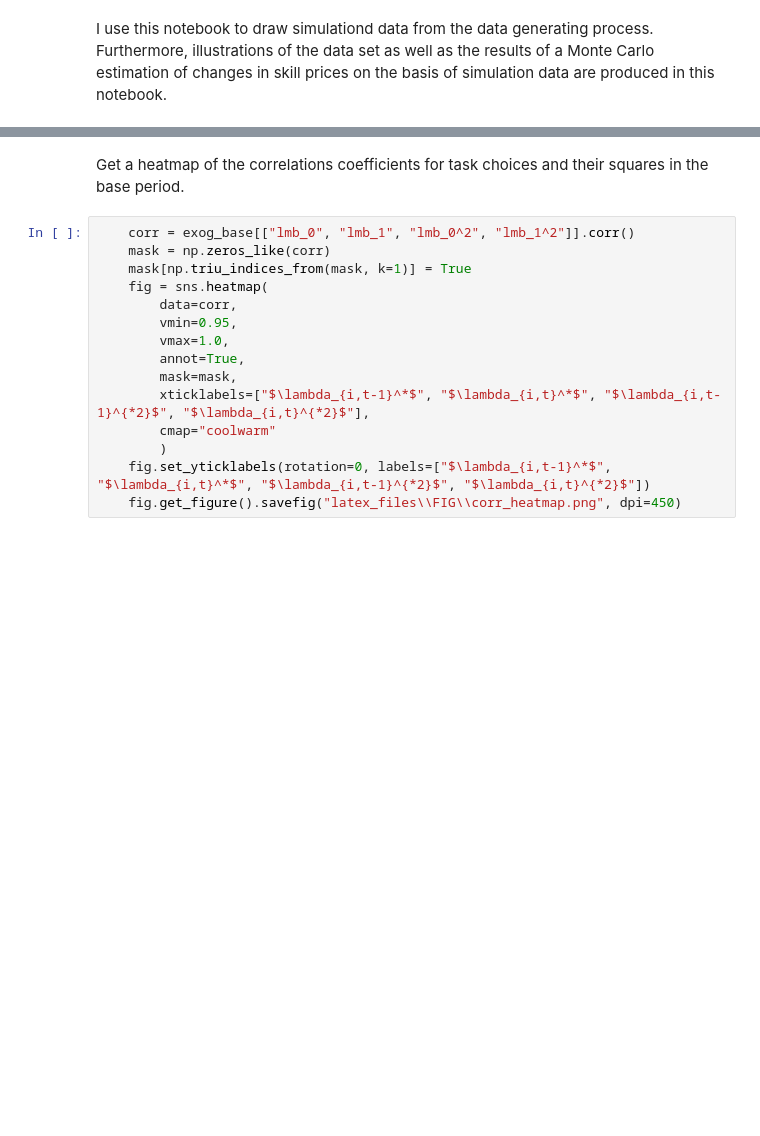
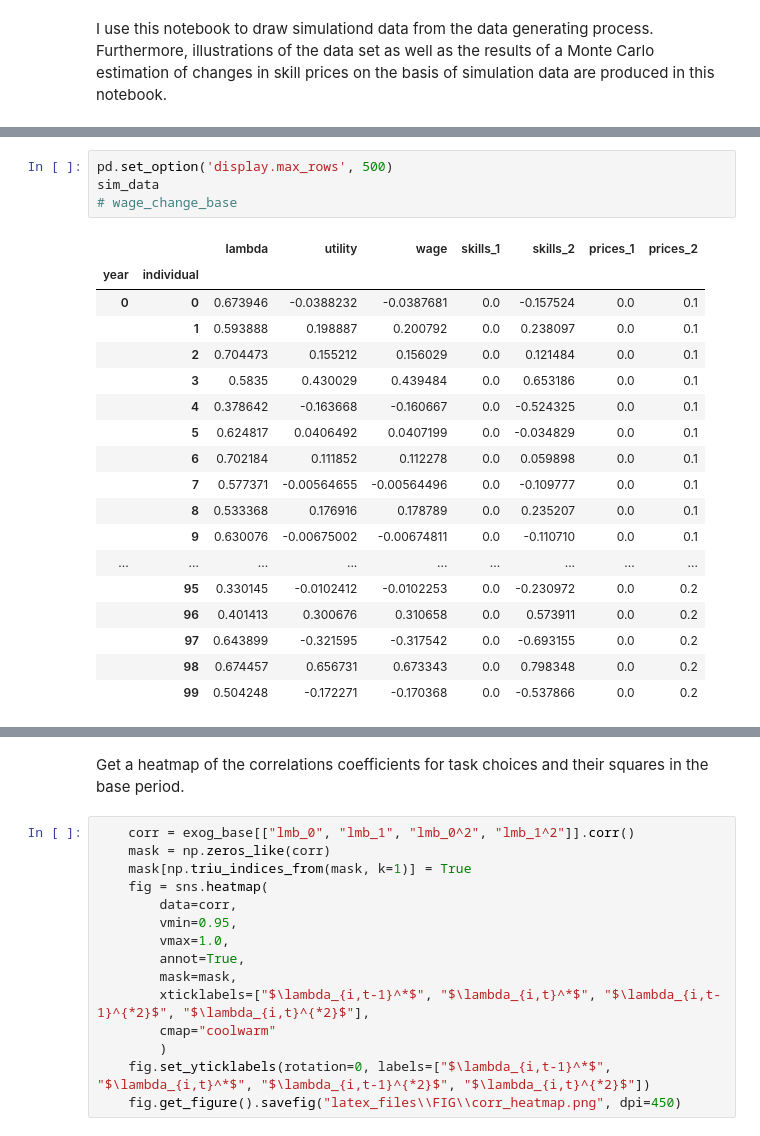
Before and after one commit to DaLueke/estimating_skill_prices, a Jupyter notebook: MC_simulation/simulation.ipynb, the cells around one changed output, grey strips where cells are left out. Drawn from its saved outputs; the diff is of its cells as text; blank space fills up the shorter version.

```diff
--- a/MC_simulation/simulation.ipynb
+++ b/MC_simulation/simulation.ipynb
@@ -164,2 +301,25 @@ for m in range(M):
+# %%
+pd.set_option('display.max_rows', 500)
+sim_data
+# wage_change_base
+# %% [output]
+|  |  | lambda | utility | wage | skills_1 | skills_2 | prices_1 | prices_2 |
+| year | individual |  |  |  |  |  |  |  |
+| 0 | 0 | 0.673946 | -0.0388232 | -0.0387681 | 0.0 | -0.157524 | 0.0 | 0.1 |
+|  | 1 | 0.593888 | 0.198887 | 0.200792 | 0.0 | 0.238097 | 0.0 | 0.1 |
+|  | 2 | 0.704473 | 0.155212 | 0.156029 | 0.0 | 0.121484 | 0.0 | 0.1 |
+|  | 3 | 0.5835 | 0.430029 | 0.439484 | 0.0 | 0.653186 | 0.0 | 0.1 |
+|  | 4 | 0.378642 | -0.163668 | -0.160667 | 0.0 | -0.524325 | 0.0 | 0.1 |
+|  | 5 | 0.624817 | 0.0406492 | 0.0407199 | 0.0 | -0.034829 | 0.0 | 0.1 |
+|  | 6 | 0.702184 | 0.111852 | 0.112278 | 0.0 | 0.059898 | 0.0 | 0.1 |
+|  | 7 | 0.577371 | -0.00564655 | -0.00564496 | 0.0 | -0.109777 | 0.0 | 0.1 |
+|  | 8 | 0.533368 | 0.176916 | 0.178789 | 0.0 | 0.235207 | 0.0 | 0.1 |
+|  | 9 | 0.630076 | -0.00675002 | -0.00674811 | 0.0 | -0.110710 | 0.0 | 0.1 |
+| ... | ... | ... | ... | ... | ... | ... | ... | ... |
+|  | 95 | 0.330145 | -0.0102412 | -0.0102253 | 0.0 | -0.230972 | 0.0 | 0.2 |
+|  | 96 | 0.401413 | 0.300676 | 0.310658 | 0.0 | 0.573911 | 0.0 | 0.2 |
+|  | 97 | 0.643899 | -0.321595 | -0.317542 | 0.0 | -0.693155 | 0.0 | 0.2 |
+|  | 98 | 0.674457 | 0.656731 | 0.673343 | 0.0 | 0.798348 | 0.0 | 0.2 |
+|  | 99 | 0.504248 | -0.172271 | -0.170368 | 0.0 | -0.537866 | 0.0 | 0.2 |
 # %% [markdown]
 Based on the results of the MC estimation, create some plots that wil be used in my master's thesis.
```
Also changed, not shown: parts of 12 cells of this notebook, 8 other files.
